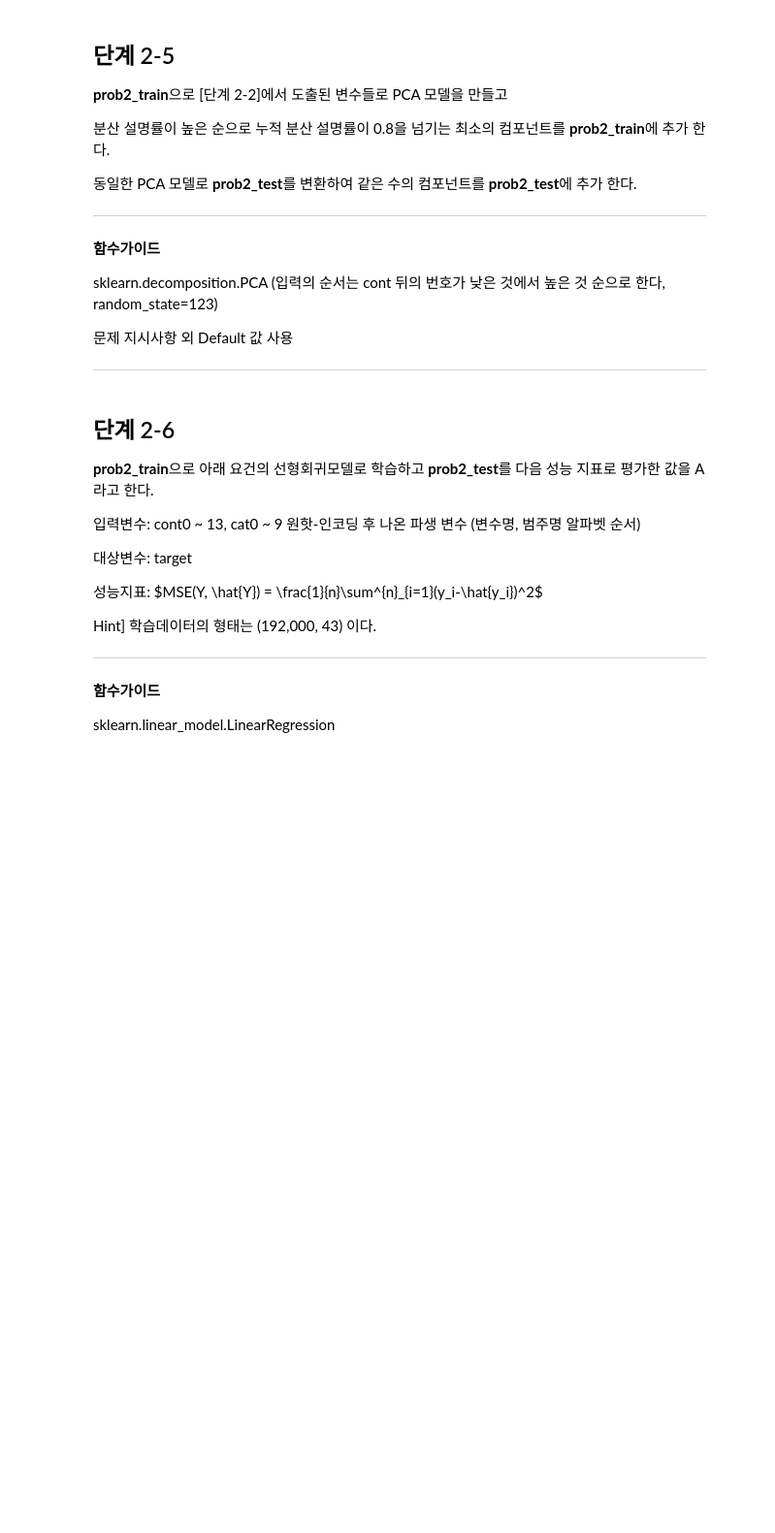
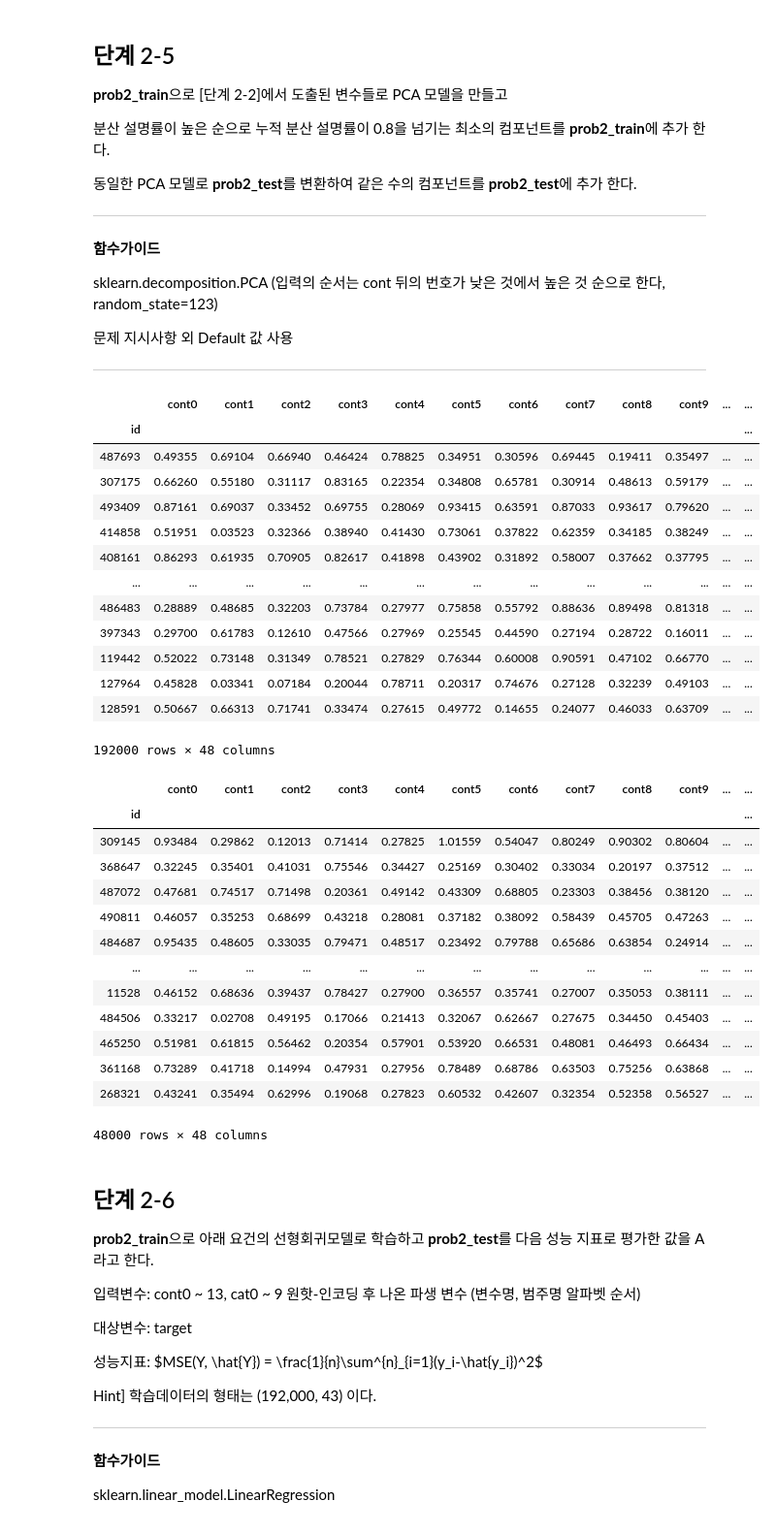
Before and after one commit to sunkusun9/DS_lv3_2511_1, a Jupyter notebook: sec_ds_lv3_prob2_prob.ipynb, the cells around one changed output. Shown at 97% size. Cells and saved outputs as stored; diff of their text form; code cells hidden in the pictures; blank space fills up the shorter version.

```diff
--- a/sec_ds_lv3_prob2_prob.ipynb
+++ b/sec_ds_lv3_prob2_prob.ipynb
@@ -718,0 +790,5 @@ HInt] sklearn.cluster.AgglomerativeCluster는 거리를 기준으로 계층적
+# %%
+X_corr = df_dist.columns[
+    clu_agg.labels_ == pd.Series(clu_agg.labels_).value_counts().idxmax()
+].tolist()
+X_corr
@@ -720,3 +798,8 @@ HInt] sklearn.cluster.AgglomerativeCluster는 거리를 기준으로 계층적
 ## 단계 2-3
 
 **basetable**에서 cat0 ~ 9을 각 변수의 첫 번째 범주(알파벳 순)를 제외하고 원핫 인코딩(One-hot encoding)하여 **prob2**를 만든다.
+# %%
+df_prob2 = pd.get_dummies(
+    df_basetable, columns = cat_cols, drop_first = True
+)
+df_prob2.head()
@@ -734,6 +826,10 @@ sklearn.model_selection.train_test_split, random_state=123
 문제 지시사항 외 Default 값 사용
 
 ---
+# %%
+from sklearn.model_selection import train_test_split# , random_state=123
+
+df_prob2_train, df_prob2_test = train_test_split(df_prob2, train_size = 0.8, random_state=123)
 # %% [markdown]
 ## 단계 2-5
 
@@ -751,6 +847,54 @@ sklearn.decomposition.PCA (입력의 순서는 cont 뒤의 번호가 낮은 것
 문제 지시사항 외 Default 값 사용
 
 ----
+# %%
+from sklearn.decomposition import PCA # , random_state=123
+
+pca = PCA(n_components = 0.8, random_state=123)
+pca.fit(df_prob2_train[X_corr])
+X_comp = ['pca_{}'.format(i) for i in range(pca.n_components_)]
+df_prob2_train = df_prob2_train.join(
+    pd.DataFrame(
+        pca.transform(df_prob2_train[X_corr]), index = df_prob2_train.index, columns = X_comp
+    )
+)
+df_prob2_test = df_prob2_test.join(
+    pd.DataFrame(
+        pca.transform(df_prob2_test[X_corr]), index = df_prob2_test.index, columns = X_comp
+    )
+)
+# %%
+display(df_prob2_train)
+df_prob2_test
+# %% [output]
+|  | cont0 | cont1 | cont2 | cont3 | cont4 | cont5 | cont6 | cont7 | cont8 | cont9 | ... | ... |
+| id |  |  |  |  |  |  |  |  |  |  |  | ... |
+| 487693 | 0.49355 | 0.69104 | 0.66940 | 0.46424 | 0.78825 | 0.34951 | 0.30596 | 0.69445 | 0.19411 | 0.35497 | ... | ... |
+| 307175 | 0.66260 | 0.55180 | 0.31117 | 0.83165 | 0.22354 | 0.34808 | 0.65781 | 0.30914 | 0.48613 | 0.59179 | ... | ... |
+| 493409 | 0.87161 | 0.69037 | 0.33452 | 0.69755 | 0.28069 | 0.93415 | 0.63591 | 0.87033 | 0.93617 | 0.79620 | ... | ... |
+| 414858 | 0.51951 | 0.03523 | 0.32366 | 0.38940 | 0.41430 | 0.73061 | 0.37822 | 0.62359 | 0.34185 | 0.38249 | ... | ... |
+| 408161 | 0.86293 | 0.61935 | 0.70905 | 0.82617 | 0.41898 | 0.43902 | 0.31892 | 0.58007 | 0.37662 | 0.37795 | ... | ... |
+| ... | ... | ... | ... | ... | ... | ... | ... | ... | ... | ... | ... | ... |
+| 486483 | 0.28889 | 0.48685 | 0.32203 | 0.73784 | 0.27977 | 0.75858 | 0.55792 | 0.88636 | 0.89498 | 0.81318 | ... | ... |
+| 397343 | 0.29700 | 0.61783 | 0.12610 | 0.47566 | 0.27969 | 0.25545 | 0.44590 | 0.27194 | 0.28722 | 0.16011 | ... | ... |
+| 119442 | 0.52022 | 0.73148 | 0.31349 | 0.78521 | 0.27829 | 0.76344 | 0.60008 | 0.90591 | 0.47102 | 0.66770 | ... | ... |
+| 127964 | 0.45828 | 0.03341 | 0.07184 | 0.20044 | 0.78711 | 0.20317 | 0.74676 | 0.27128 | 0.32239 | 0.49103 | ... | ... |
+| 128591 | 0.50667 | 0.66313 | 0.71741 | 0.33474 | 0.27615 | 0.49772 | 0.14655 | 0.24077 | 0.46033 | 0.63709 | ... | ... |
+192000 rows × 48 columns
+|  | cont0 | cont1 | cont2 | cont3 | cont4 | cont5 | cont6 | cont7 | cont8 | cont9 | ... | ... |
+| id |  |  |  |  |  |  |  |  |  |  |  | ... |
+| 309145 | 0.93484 | 0.29862 | 0.12013 | 0.71414 | 0.27825 | 1.01559 | 0.54047 | 0.80249 | 0.90302 | 0.80604 | ... | ... |
+| 368647 | 0.32245 | 0.35401 | 0.41031 | 0.75546 | 0.34427 | 0.25169 | 0.30402 | 0.33034 | 0.20197 | 0.37512 | ... | ... |
+| 487072 | 0.47681 | 0.74517 | 0.71498 | 0.20361 | 0.49142 | 0.43309 | 0.68805 | 0.23303 | 0.38456 | 0.38120 | ... | ... |
+| 490811 | 0.46057 | 0.35253 | 0.68699 | 0.43218 | 0.28081 | 0.37182 | 0.38092 | 0.58439 | 0.45705 | 0.47263 | ... | ... |
+| 484687 | 0.95435 | 0.48605 | 0.33035 | 0.79471 | 0.48517 | 0.23492 | 0.79788 | 0.65686 | 0.63854 | 0.24914 | ... | ... |
+| ... | ... | ... | ... | ... | ... | ... | ... | ... | ... | ... | ... | ... |
+| 11528 | 0.46152 | 0.68636 | 0.39437 | 0.78427 | 0.27900 | 0.36557 | 0.35741 | 0.27007 | 0.35053 | 0.38111 | ... | ... |
+| 484506 | 0.33217 | 0.02708 | 0.49195 | 0.17066 | 0.21413 | 0.32067 | 0.62667 | 0.27675 | 0.34450 | 0.45403 | ... | ... |
+| 465250 | 0.51981 | 0.61815 | 0.56462 | 0.20354 | 0.57901 | 0.53920 | 0.66531 | 0.48081 | 0.46493 | 0.66434 | ... | ... |
+| 361168 | 0.73289 | 0.41718 | 0.14994 | 0.47931 | 0.27956 | 0.78489 | 0.68786 | 0.63503 | 0.75256 | 0.63868 | ... | ... |
+| 268321 | 0.43241 | 0.35494 | 0.62996 | 0.19068 | 0.27823 | 0.60532 | 0.42607 | 0.32354 | 0.52358 | 0.56527 | ... | ... |
+48000 rows × 48 columns
 # %% [markdown]
 ## 단계 2-6
 
```
Also changed, not shown: parts of 80 cells of this notebook.
